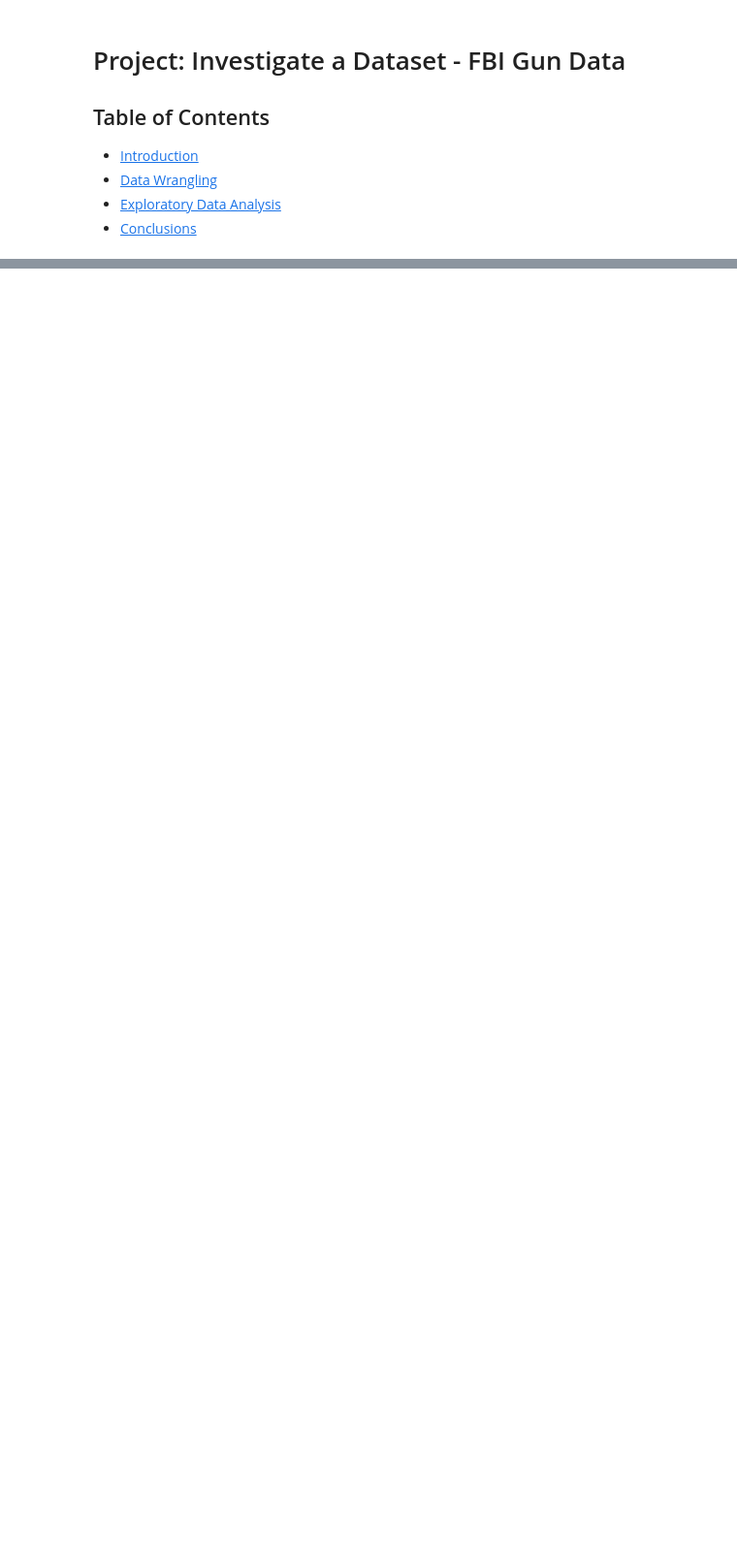
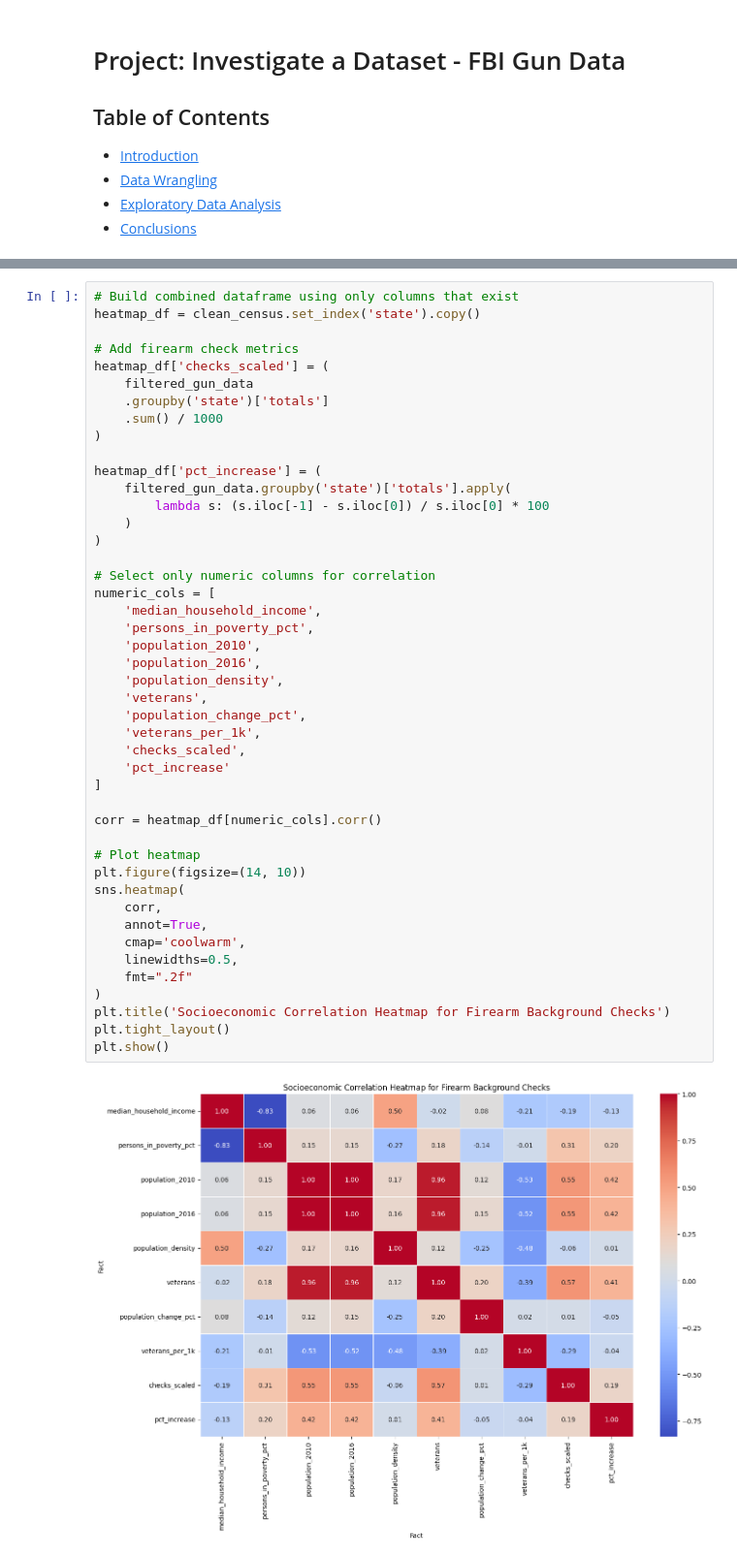
Before and after one commit to danielzbarnes/Data-Analyst-Investigate-a-dataset, a Jupyter notebook: Investigate_a_Dataset.ipynb, the cells around one changed output, grey strips where cells are left out. Shown at 97% size. Saved outputs shown, nothing was run; the diff lists cells and outputs as text; blank space fills up the shorter version.

```diff
--- a/Investigate_a_Dataset.ipynb
+++ b/Investigate_a_Dataset.ipynb
@@ -92,0 +1097,47 @@
+# %%
+# Build combined dataframe using only columns that exist
+heatmap_df = clean_census.set_index('state').copy()
+
+# Add firearm check metrics
+heatmap_df['checks_scaled'] = (
+    filtered_gun_data
+    .groupby('state')['totals']
+    .sum() / 1000
+)
+
+heatmap_df['pct_increase'] = (
+    filtered_gun_data.groupby('state')['totals'].apply(
+        lambda s: (s.iloc[-1] - s.iloc[0]) / s.iloc[0] * 100
+    )
+)
+
+# Select only numeric columns for correlation
+numeric_cols = [
+    'median_household_income',
+    'persons_in_poverty_pct',
+    'population_2010',
+    'population_2016',
+    'population_density',
+    'veterans',
+    'population_change_pct',
+    'veterans_per_1k',
+    'checks_scaled',
+    'pct_increase'
+]
+
+corr = heatmap_df[numeric_cols].corr()
+
+# Plot heatmap
+plt.figure(figsize=(14, 10))
+sns.heatmap(
+    corr,
+    annot=True,
+    cmap='coolwarm',
+    linewidths=0.5,
+    fmt=".2f"
+)
+plt.title('Socioeconomic Correlation Heatmap for Firearm Background Checks')
+plt.tight_layout()
+plt.show()
+# %% [output]
+[figure, added]
```
Also changed, not shown: parts of 53 cells of this notebook, 2 other files.
